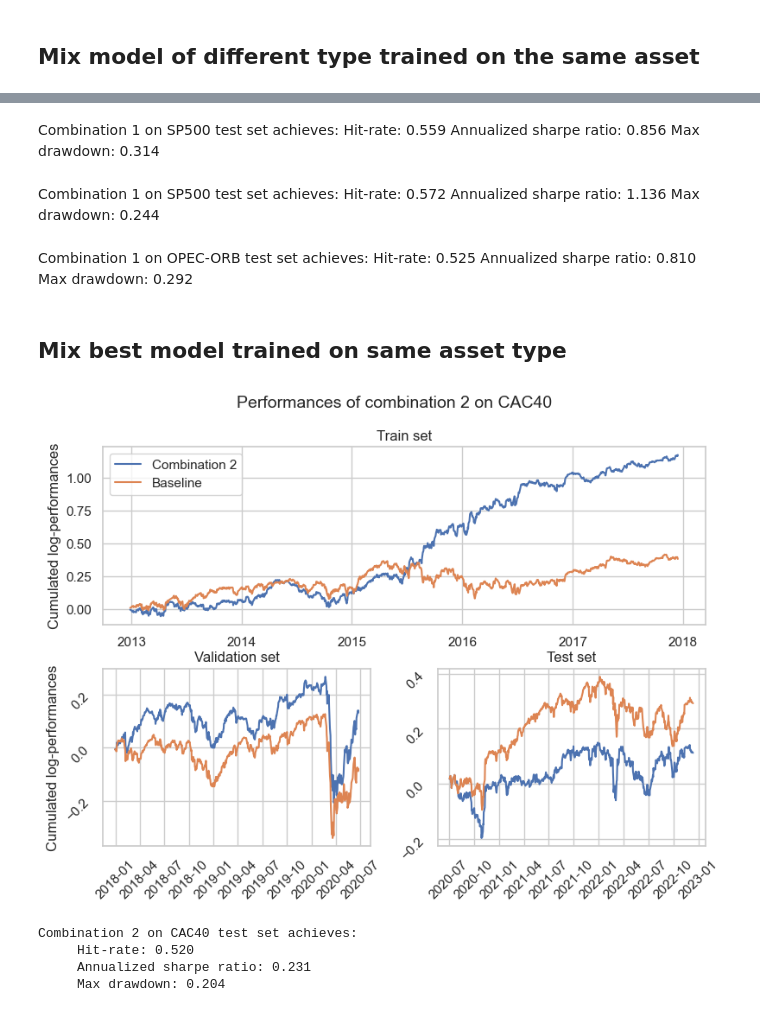
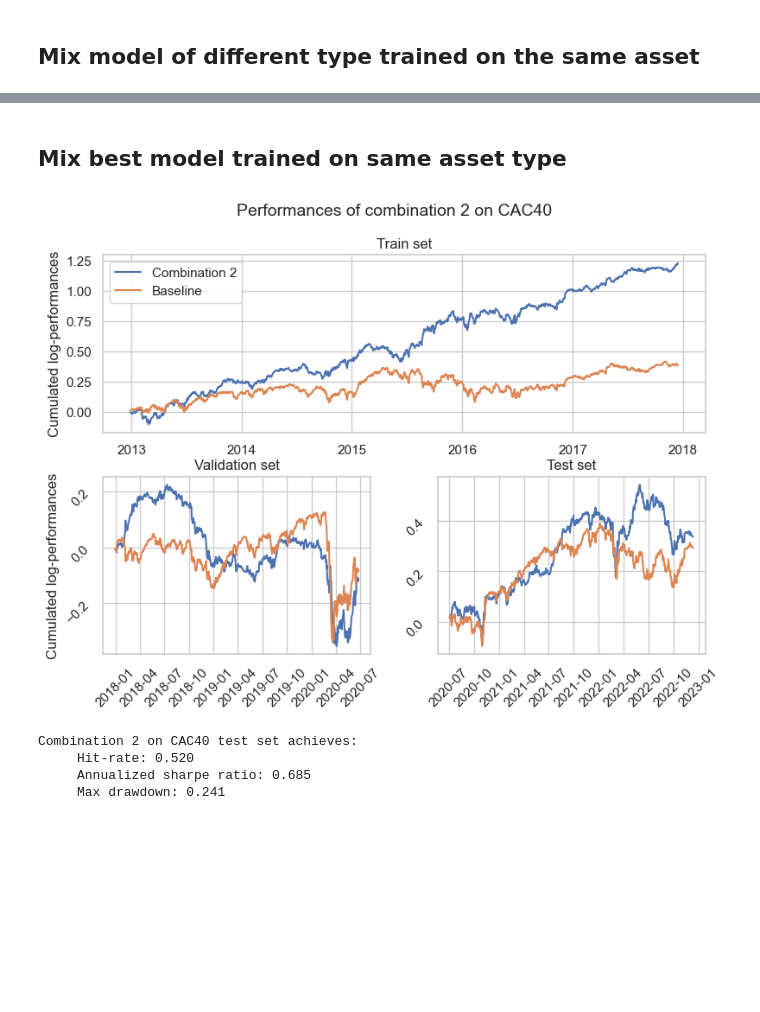
Before and after one commit to CS-433/ml-project-2-bogota, a Jupyter notebook: notebooks/combinations.ipynb, the cells around one changed output, grey strips where cells are left out. Drawn from its saved outputs; the diff is of its cells as text; code cells hidden in the pictures; blank space fills up the shorter version.

```diff
--- a/notebooks/combinations.ipynb
+++ b/notebooks/combinations.ipynb
@@ -82,7 +82,7 @@ class MixedTypeEnsemble(Ensemble):
                 output[i] = merged_forecast[i, idx.item()].item()
         return output
 # %%
-DATASET = 'SP500'
+DATASET = 'SMI'
 N_PERIODS = 252
 
 train_lags, train_target, train_dates = load_processed_data(DATASET, partition='train')
@@ -140,18 +145,3 @@ Training Random Forest with n_estimators=10000 and max_features=0.90 ...
-# %% [markdown]
-Combination 1 on SP500 test set achieves:
-     Hit-rate: 0.559
-     Annualized sharpe ratio: 0.856
-     Max drawdown: 0.314
-# %% [markdown]
-Combination 1 on SP500 test set achieves:
-     Hit-rate: 0.572
-     Annualized sharpe ratio: 1.136
-     Max drawdown: 0.244
-# %% [markdown]
-Combination 1 on OPEC-ORB test set achieves:
-     Hit-rate: 0.525
-     Annualized sharpe ratio: 0.810
-     Max drawdown: 0.292
 # %% [markdown]
 ## Mix best model trained on same asset type
 # %%
@@ -203,7 +193,7 @@ class MixedBestEnsemble(Ensemble):
 asset_type='stock_market_index'
 
 if asset_type == 'cryptos':
-    dataset = 'BTC-USD'
+    dataset = 'XRP-USD'
 if asset_type == 'commodities':
     dataset = 'LBMA-GOLD'
 if asset_type == 'stock_market_index':
@@ -219,7 +209,7 @@ if dataset in ['BTC-USD', 'ETH-USD', 'XRP-USD']:
 else:
     n_periods = 252
 
-mixed_model = MixedBestEnsemble(train_lags, train_target, asset_type=asset_type, mode='median')
+mixed_model = MixedBestEnsemble(train_lags, train_target, asset_type=asset_type, mode='abs_max')
 
 # Plot cumulative sum of model's log-returns:
 fig = plt.figure(figsize=(9, 6))
@@ -233,35 +223,35 @@ sub1.plot(train_dates, np.cumsum(train_target.to('cpu')))
 sub1.grid(True)
 sub1.set_ylabel('Cumulated log-performances')
 sub1.set_title('Train set')
 sub1.legend(['Combination 2', 'Baseline'], loc="upper left")
 
 sub2 = fig.add_subplot(2,2,3)
 mixed_model.test(val_lags, val_target, n_periods)
 sub2.plot(val_dates, np.cumsum(mixed_model.log_returns))
 sub2.plot(val_dates, np.cumsum(val_target).to('cpu'))
 sub2.tick_params(labelrotation=45)
 sub2.grid(True)
 sub2.set_ylabel('Cumulated log-performances')
 sub2.set_title('Validation set')
 
 sub3 = fig.add_subplot(2,2,4)
 mixed_model.test(test_lags, test_target, n_periods)
 sub3.plot(test_dates, np.cumsum(mixed_model.log_returns))
 sub3.plot(test_dates, np.cumsum(test_target.to('cpu')))
 sub3.tick_params(labelrotation=45)
 sub3.grid(True)
 sub3.set_title('Test set')
 
 plt.show()
 
 # Print trading performances on the test set:
 print('Combination 2 on {} test set achieves:'.format(dataset))
 print('     Hit-rate: {:.3f}'.format(mixed_model.hit_rate))
 print('     Annualized sharpe ratio: {:.3f}'.format(mixed_model.sharpe))
 print('     Max drawdown: {:.3f}'.format(mixed_model.max_dd))
 # %% [output]
-[figure, old version]
+[figure, new version]
 Combination 2 on CAC40 test set achieves:
      Hit-rate: 0.520
-     Annualized sharpe ratio: 0.231
-     Max drawdown: 0.204
+     Annualized sharpe ratio: 0.685
+     Max drawdown: 0.241
```
Also changed, not shown: parts of 1 cell of this notebook.
